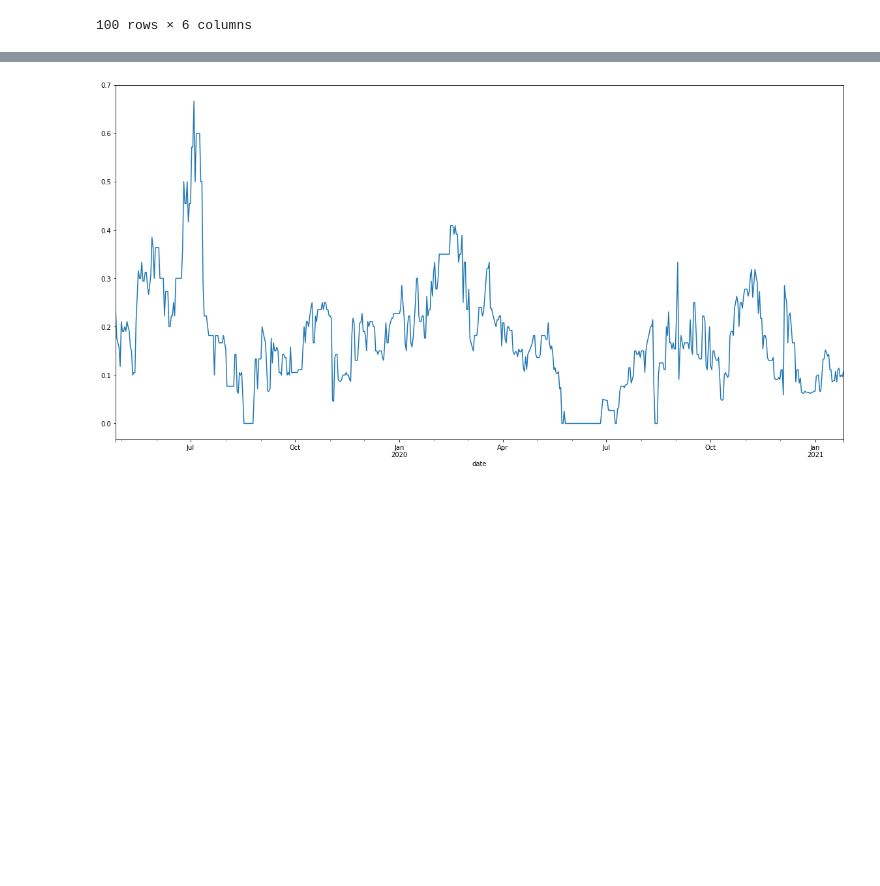
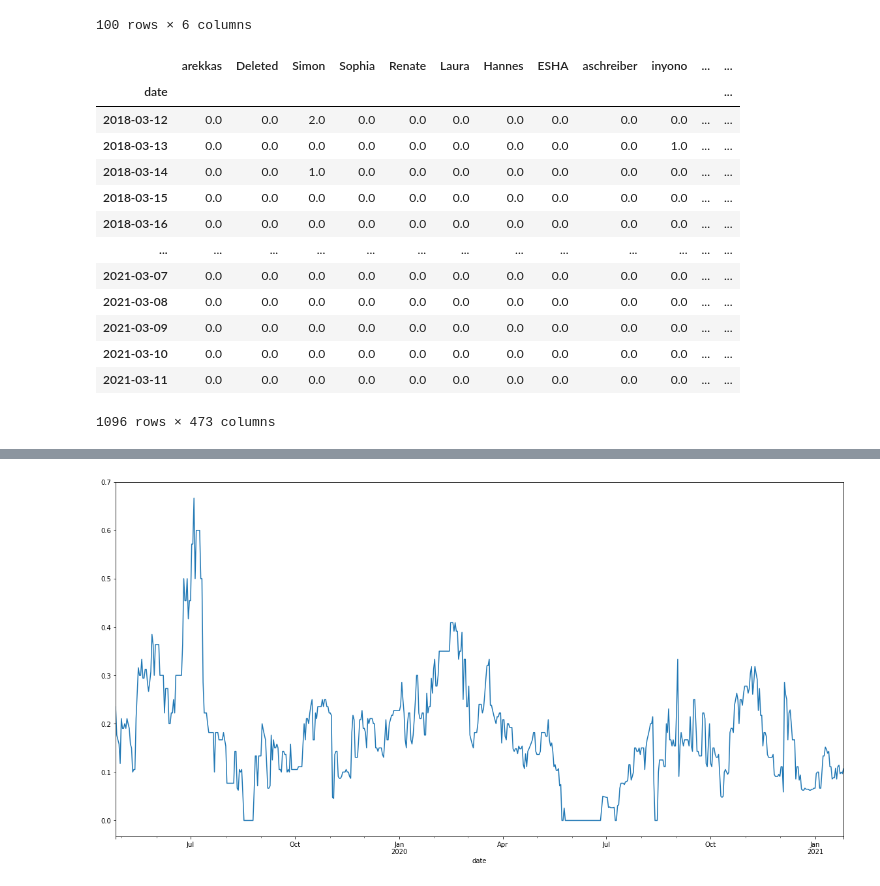
Before and after one commit to kulla/serlo-evaluations, a Jupyter notebook: 2021-03-17 Aktuelle Übergangsraten in der Aktivität.ipynb, the cells around one changed output, grey strips where cells are left out. Drawn from its saved outputs; the diff is of its cells as text; code cells hidden in the pictures; blank space fills up the shorter version.

```diff
--- a/2021-03-17 Aktuelle Übergangsraten in der Aktivität.ipynb
+++ b/2021-03-17 Aktuelle Übergangsraten in der Aktivität.ipynb
@@ -52,22 +52,38 @@ event_log.tail(100)
 | 379396 | 2021-03-11 21:41:08 | 198127 | LinkL | 8 | discussion/create | 71995.0 |
 100 rows × 6 columns
 # %%
-def edits_per_day_per_user(df, event_ids=[5]):
+def compute_edits_per_day_per_user(df, event_ids=[5]):
     current_date = df["date"].max()
-    df = df[df["date"] > current_date - pd.Timedelta(days=365.25*2)]
+    df = df[df["date"] > current_date - pd.Timedelta(days=365.25*3)]
     df = df[df["event_id"].isin(event_ids)]
 
     def user_df(username):
         #display(df.head())
         u = df[df["username"] == username].copy()
         u.set_index("date", inplace=True)
         u = u.resample("D").count()[["actor_id"]]
         u.rename(columns={"actor_id": username}, inplace=True)
         return u
 
     df = pd.concat([user_df(u) for u in df["username"].unique()], axis=1)
     df.fillna(0, inplace=True)
 
     return df
 
-df = edits_per_day_per_user(event_log)
+edits_per_day_per_user = compute_edits_per_day_per_user(event_log)
+edits_per_day_per_user
+# %% [output]
+|  | arekkas | Deleted | Simon | Sophia | Renate | Laura | Hannes | ESHA | aschreiber | inyono | ... | ... |
+| date |  |  |  |  |  |  |  |  |  |  |  | ... |
+| 2018-03-12 | 0.0 | 0.0 | 2.0 | 0.0 | 0.0 | 0.0 | 0.0 | 0.0 | 0.0 | 0.0 | ... | ... |
+| 2018-03-13 | 0.0 | 0.0 | 0.0 | 0.0 | 0.0 | 0.0 | 0.0 | 0.0 | 0.0 | 1.0 | ... | ... |
+| 2018-03-14 | 0.0 | 0.0 | 1.0 | 0.0 | 0.0 | 0.0 | 0.0 | 0.0 | 0.0 | 0.0 | ... | ... |
+| 2018-03-15 | 0.0 | 0.0 | 0.0 | 0.0 | 0.0 | 0.0 | 0.0 | 0.0 | 0.0 | 0.0 | ... | ... |
+| 2018-03-16 | 0.0 | 0.0 | 0.0 | 0.0 | 0.0 | 0.0 | 0.0 | 0.0 | 0.0 | 0.0 | ... | ... |
+| ... | ... | ... | ... | ... | ... | ... | ... | ... | ... | ... | ... | ... |
+| 2021-03-07 | 0.0 | 0.0 | 0.0 | 0.0 | 0.0 | 0.0 | 0.0 | 0.0 | 0.0 | 0.0 | ... | ... |
+| 2021-03-08 | 0.0 | 0.0 | 0.0 | 0.0 | 0.0 | 0.0 | 0.0 | 0.0 | 0.0 | 0.0 | ... | ... |
+| 2021-03-09 | 0.0 | 0.0 | 0.0 | 0.0 | 0.0 | 0.0 | 0.0 | 0.0 | 0.0 | 0.0 | ... | ... |
+| 2021-03-10 | 0.0 | 0.0 | 0.0 | 0.0 | 0.0 | 0.0 | 0.0 | 0.0 | 0.0 | 0.0 | ... | ... |
+| 2021-03-11 | 0.0 | 0.0 | 0.0 | 0.0 | 0.0 | 0.0 | 0.0 | 0.0 | 0.0 | 0.0 | ... | ... |
+1096 rows × 473 columns
```
Also changed, not shown: parts of 4 cells of this notebook.
